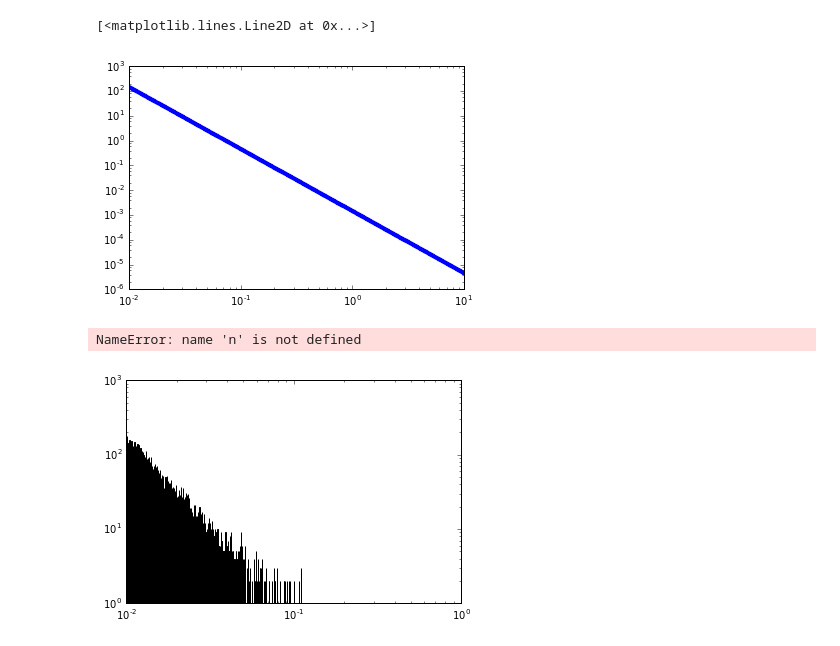
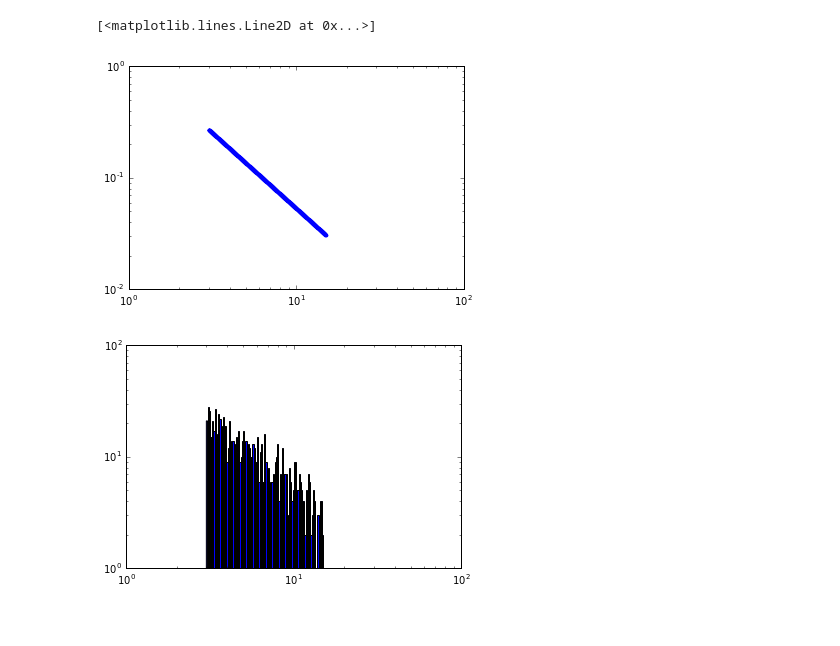
Before and after one commit to MaxGenecov/StellarPopulations, a Jupyter notebook: Homework2Problem2.ipynb, the cells around one changed output. Cells and saved outputs as stored; diff of their text form; code cells hidden in the pictures.

```diff
--- a/Homework2Problem2.ipynb
+++ b/Homework2Problem2.ipynb
@@ -9,20 +9,23 @@ def powerLH(m_min, m_max, M, alpha):
     P = c*M**(-alpha)
     return P
 
-testM = np.logspace(-2., 1, 1000)
-test = powerLH(.01, 10, testM, 2.5)
+testM = np.logspace(np.log10(3), np.log10(15), 1000)
+test = powerLH(3, 15, testM, 1.35)
 plt.loglog(testM,test,'.')
+
+
+''' The model power-law'''
 # %% [output]
 [<matplotlib.lines.Line2D at 0x...>]
-[figure, old version]
+[figure, new version]
 # %%
-randmasses = np.random.choice(testM, 10000, p = test/np.sum(test))
-#n, bins, patches =
-plt.hist(randmasses, bins = 10000)
+randmasses = np.random.choice(testM, 1000, p = test/np.sum(test))
+n, bins, patches = plt.hist(randmasses, bins = np.logspace(np.log10(3), np.log10(15), 100))
 plt.yscale('log')
 plt.xscale('log')
 error = np.sqrt(n)+1.
+
+''' The histogram of random masses'''
 # %% [output]
-NameError: name 'n' is not defined
-[figure, old version]
+[figure, new version]
 # %%
```
Also changed, not shown: parts of 19 cells of this notebook, 6 other files.
